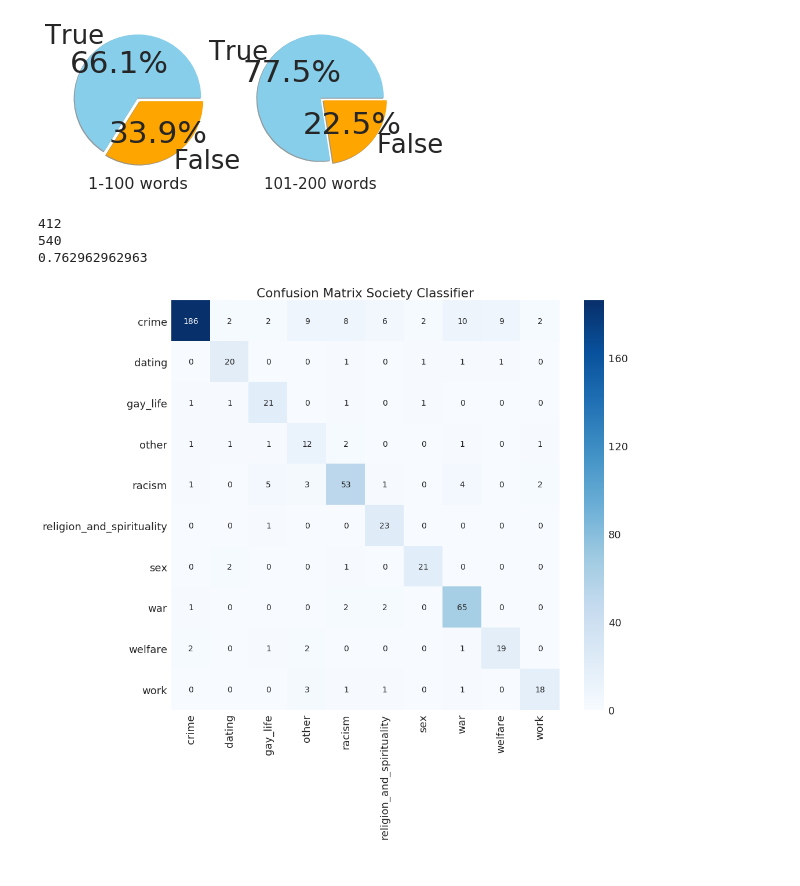
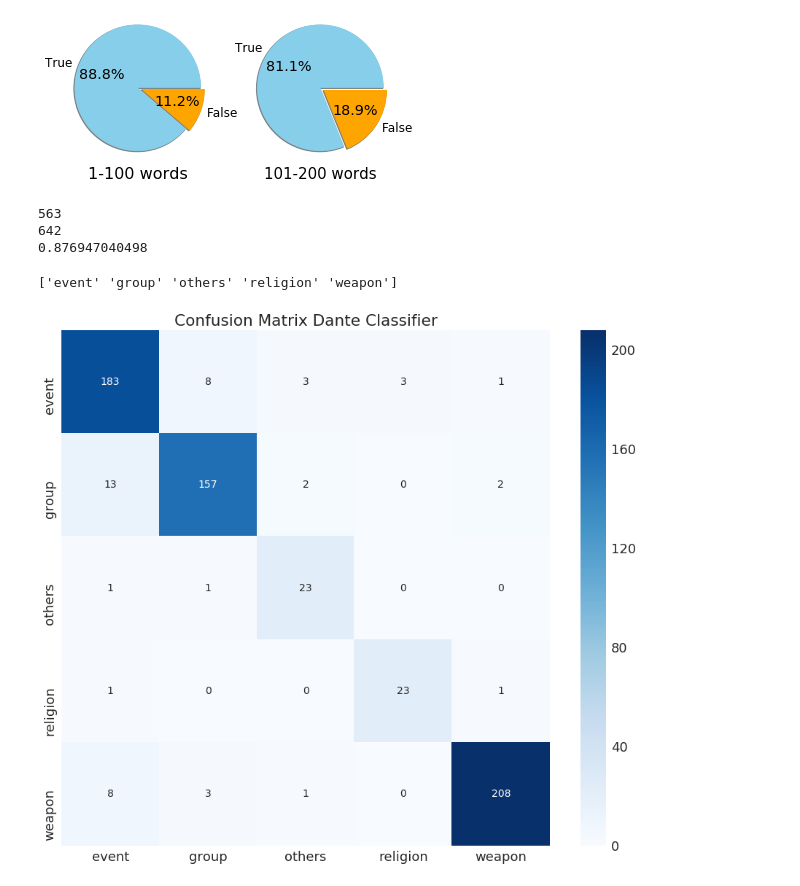
Before and after one commit to luilom/NETHIC, a Jupyter notebook: Testing/plotTestResult.ipynb, the cells around one changed output. Saved outputs shown, nothing was run; the diff lists cells and outputs as text; code cells hidden in the pictures.

```diff
--- a/Testing/plotTestResult.ipynb
+++ b/Testing/plotTestResult.ipynb
@@ -7,9 +7,9 @@ import seaborn as sn
 from sklearn.metrics import confusion_matrix
 import itertools
 from matplotlib.gridspec import GridSpec
-categories = json.load(open("../custom_categories.json"))
+categories = json.load(open("../dante_categories.json"))
 
-dataset = pd.read_csv("custom/classificationResults_(logistic_adam).csv").drop("Unnamed: 0",axis=1)
+dataset = pd.read_csv("dante/classificationResults_(logistic_adam).csv").drop("Unnamed: 0",axis=1)
 
 
 # Pie chart, where the slices will be ordered and plotted counter-clockwise:
@@ -32,41 +32,41 @@ patches, texts, autotexts = plt.pie(sizes1,explode=explode, labels=labels, autop
 plt.xlabel("1-100 words",fontsize=15)
 for t in texts:
     t.set_size('large')
 for t in autotexts:
     t.set_size('x-large')
 
 ax1.set_xlabel('1-100 words', fontsize = 16)
 ax1.xaxis.set_label_coords(0.5, -0.3)
 
 
 ax2 = plt.subplot(the_grid[0, 1], aspect=1)
 patches, texts, autotexts = plt.pie(sizes2,explode=explode, labels=labels, autopct='%1.1f%%', shadow=True, colors=["skyblue","orange"],radius=1.6)
 # Make the labels on the small plot easier to read.
 for t in texts:
     t.set_size('large')
 for t in autotexts:
     t.set_size('x-large')
 
 ax2.set_xlabel('101-200 words', fontsize = 15)
 ax2.xaxis.set_label_coords(0.5, -0.3)
 
 plt.savefig('custom/testAccuracyGlobal.pdf')
 plt.show()
 
 
 print(len(dataset[dataset["match"]==1]))
 print(len(dataset))
 
 print(float(float(len(dataset[dataset["match"]==1]))/float(len(dataset))))
 # %% [output]
-[figure, old version]
+[figure, new version]
-412
-540
-0.762962962963
+563
+642
+0.876947040498
 # %%
 # Parte di codice per la confusion matrix
 
-rootCategory = "society"
+rootCategory = "root"
 dataset["level1_Parent"] = dataset['label1'].apply(lambda x : x.split("/")[0])
 dataset["level2_Parent"] = dataset['label2'].apply(lambda x : x.split("/")[0])
 dataset["level3_Parent"] = dataset['label3'].apply(lambda x : x.split("/")[0])
@@ -87,6 +87,7 @@ for index, row in dataset.iterrows():
 # Compute confusion matrix
 cnf_matrix = confusion_matrix(dataset['parent'], evaluatedParent)
 
+print(np.unique(dataset['parent']))
 
 np.set_printoptions(precision=2)
 
@@ -94,10 +95,11 @@ df_cm = pd.DataFrame(cnf_matrix,index = categories[rootCategory], columns = cate
 plt.figure(figsize = (15,13))
 sn.set(font_scale=1.8)
 sn.heatmap(df_cm,cmap="Blues",annot=True,annot_kws={"size": 14},fmt='g')
-plt.title("Confusion Matrix Society Classifier")
-plt.savefig('society.pdf',bbox_inches='tight')
+plt.title("Confusion Matrix Dante Classifier")
+plt.savefig('dante.pdf',bbox_inches='tight')
 dataset["match_parent"] = machedParent
 # %% [output]
+['event' 'group' 'others' 'religion' 'weapon']
-[figure, old version]
+[figure, new version]
 # %%
 for category in categories:
```
Also changed, not shown: parts of 1 cell of this notebook, 53 other files.
